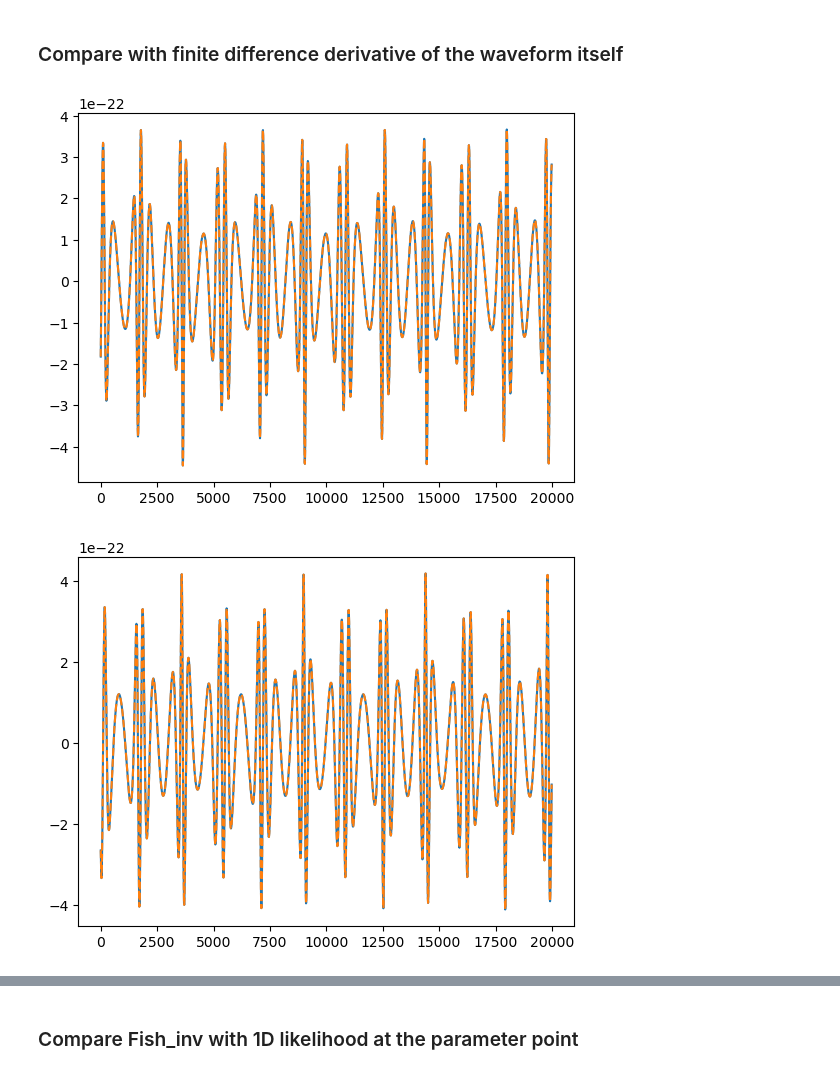
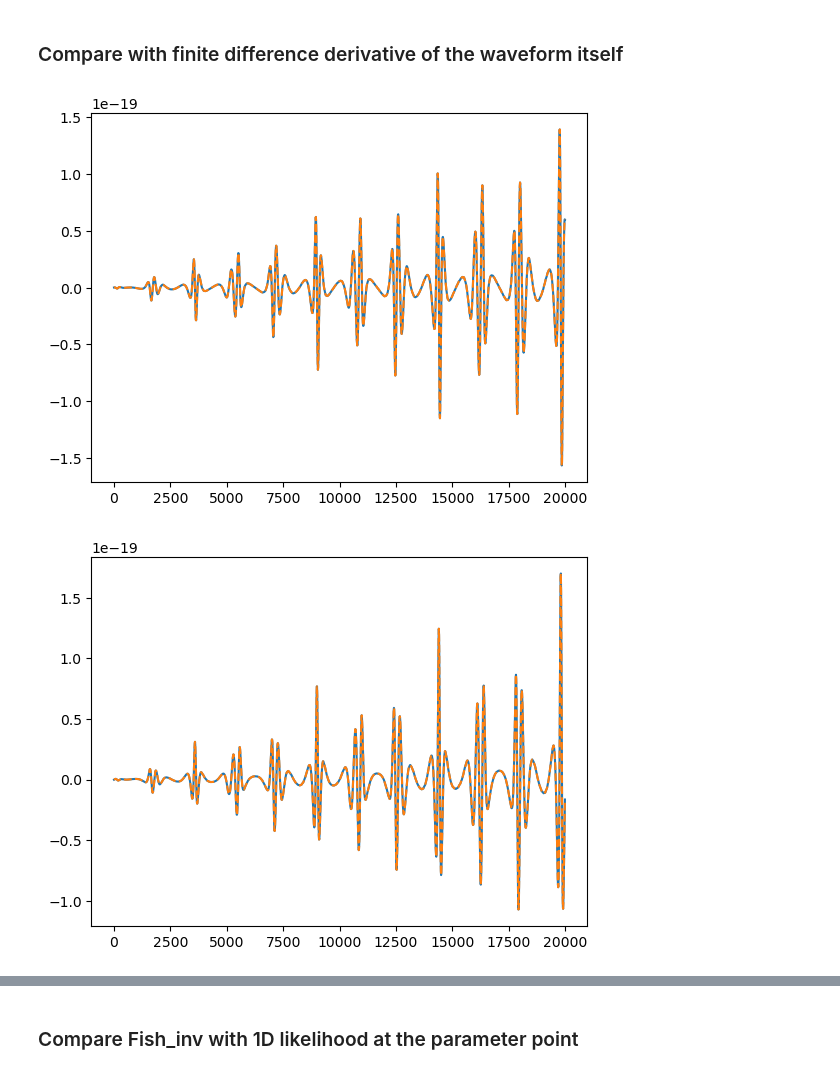
Before and after one commit to perturber/StableEMRIFisher, a Jupyter notebook: StableEMRIDerivative_FEW2April.ipynb, the cells around one changed output, grey strips where cells are left out. Drawn from its saved outputs; the diff is of its cells as text; code cells hidden in the pictures.

```diff
--- a/StableEMRIDerivative_FEW2April.ipynb
+++ b/StableEMRIDerivative_FEW2April.ipynb
@@ -37,5 +35,4 @@ from few.waveform import FastSchwarzschildEccentricFlux
 
 waveform_derivative = StableEMRIDerivative(waveform_class=FastSchwarzschildEccentricFlux,
                                           mode_selector_kwargs=dict(mode_selection_threshold=1e-5),
-                                          inspiral_kwargs=dict(err=1e-11, max_iter=10000),
-                                          force_backend = 'gpu')
+                                          inspiral_kwargs=dict(err=1e-11, max_iter=10000))
@@ -57,10 +52,7 @@ Phi_phi0 = np.pi/4
 Phi_theta0 = 0.0
 Phi_r0 = 0.0
 
-if use_gpu == False:
-    T = 0.1
-else:
-    T = 0.1
+T = 0.1
 dt = 10.0
 
 pars_list = [m1, m2, a, p0, e0, xI0, dist, qS, phiS, qK, phiK, Phi_phi0, Phi_theta0, Phi_r0]
@@ -70,9 +62,9 @@ parameters = {}
 for i in range(len(param_names)):
     parameters[param_names[i]] = pars_list[i]
 
-param_to_vary = 'phiK'
+param_to_vary = 'e0'
 
-delta = 1e-8  #finite difference delta for the chosen paramete
+delta = 1e-5  #finite difference delta for the chosen paramete
 order = 4 #order of finite-difference derivative
 kind = "central" #kind of finite-difference derivative
 
@@ -83,3 +75,6 @@ der = waveform_derivative(T = T, dt = dt,
                     order = order,
                     kind = kind,
                     )
+
+if use_gpu:
+    der = der.get()
@@ -114,7 +112,7 @@ plt.show()
 # %%
 #compare with a different order and kind
 
-order = 4 #order of finite-difference derivative
+order = 2 #order of finite-difference derivative
 kind = "backward" #kind of finite-difference derivative
 
 der_2nd = waveform_derivative(T = T, dt = dt,
@@ -124,6 +122,9 @@ der_2nd = waveform_derivative(T = T, dt = dt,
                     order = order,
                     kind = kind)
 
+if use_gpu:
+    der_2nd = der_2nd.get()
+
 times = np.arange(len(der))*dt
 plt.plot(times[:1000], der.real[:1000])
 times = np.arange(len(der_2nd))*dt
@@ -143,6 +147,8 @@ wave_gen_base = GenerateEMRIWaveform(
 # %%
 # compute the derivative manually
 wavdelts = []
+
+xp = waveform_derivative.xp
 
 for delta in waveform_derivative.deltas:
     parameters_in = parameters.copy()
@@ -155,33 +161,39 @@ for delta in waveform_derivative.deltas:
         parameters_in['e0'],
         parameters_in['xI0'],
         parameters_in['dist'],
         parameters_in['qS'],
         parameters_in['phiS'],
         parameters_in['qK'],
         parameters_in['phiK'],
         Phi_phi0 = parameters_in['Phi_phi0'],
         Phi_theta0 = parameters_in['Phi_theta0'],
         Phi_r0 = parameters_in['Phi_r0'],
         dt=dt,
         T=T,
     )
-    wave = np.concatenate((wave[:-Npad],np.zeros(Npad)), dtype = wave.dtype)
+
+    wave = xp.concatenate((wave[:-Npad],xp.zeros(Npad)), dtype = wave.dtype)
 
     wavdelts.append(wave)
 
+wavdelts = xp.asarray(wavdelts)
+
 deriv_man = waveform_derivative._stencil(wavdelts, waveform_derivative.delta, waveform_derivative.order, waveform_derivative.kind)
+
+if use_gpu:
+    deriv_man = deriv_man.get()
 
 plt.plot(times[:2000], der.real[0:2000])
 plt.plot(times[:2000], deriv_man.real[0:2000], '--')
 plt.show()
 
 plt.plot(times[:2000], der.imag[0:2000])
 plt.plot(times[:2000], deriv_man.imag[0:2000], '--')
 plt.show()
 
 plt.plot(der.real[20000:20500])
 plt.plot(deriv_man.real[20000:20500], '--')
 plt.show()
 # %% [output]
-[figure, old version]
+[figure, new version]
-[figure, old version]
+[figure, new version]
```
Also changed, not shown: parts of 15 cells of this notebook, 53 other files.
